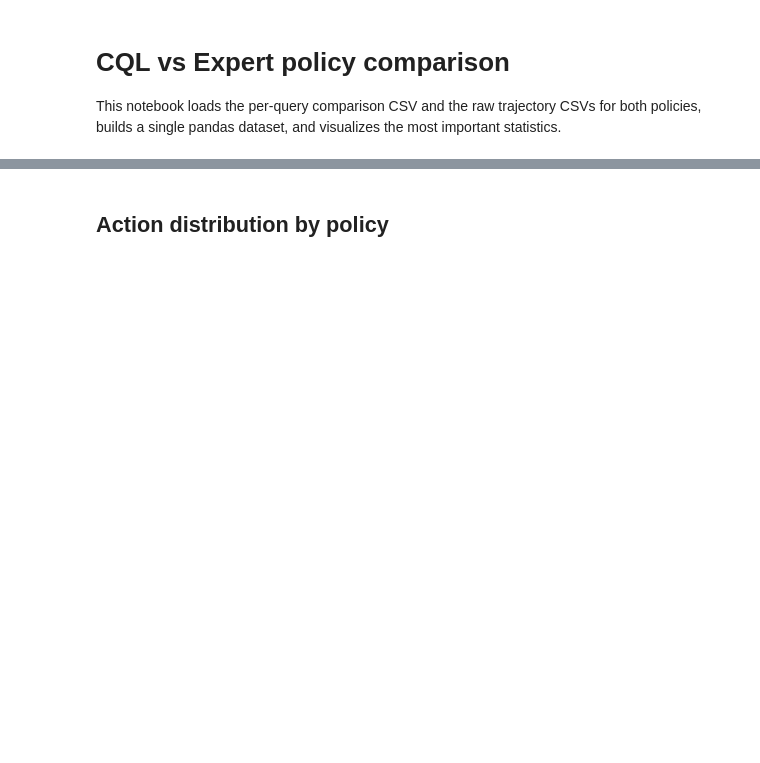
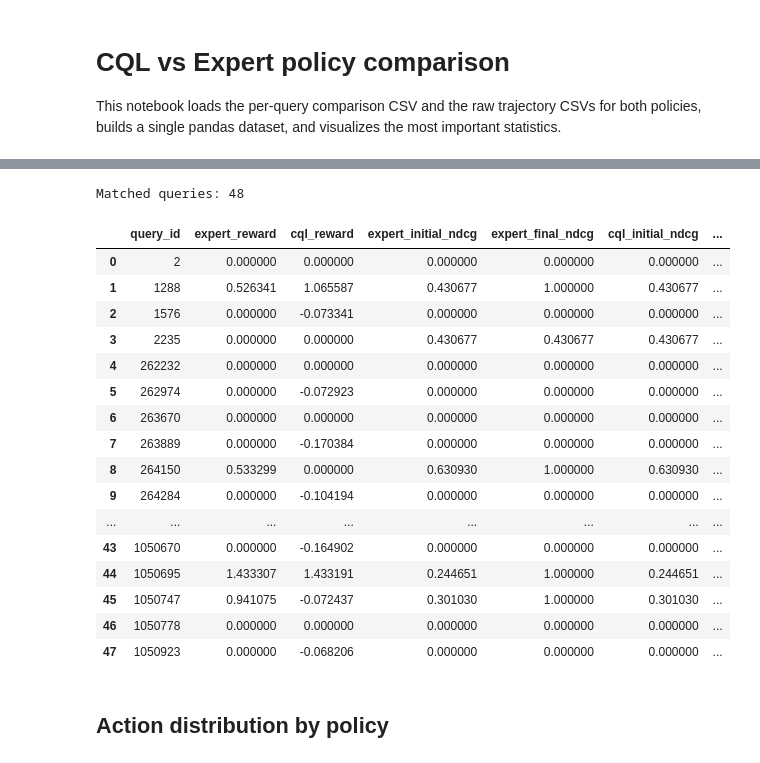
Before and after one commit to hanazouari23/Multi-Agent-Ensemble-for-Search-Through-Reinforcement-Optimization-MAESTRO-, a Jupyter notebook: notebooks/12_compare_policy_rewards.ipynb, the cells around one changed output, grey strips where cells are left out. Saved outputs shown, nothing was run; the diff lists cells and outputs as text; code cells hidden in the pictures; blank space fills up the shorter version.

```diff
--- a/notebooks/12_compare_policy_rewards.ipynb
+++ b/notebooks/12_compare_policy_rewards.ipynb
@@ -13,9 +13,9 @@ import seaborn as sns
 sns.set_theme(style="whitegrid", context="notebook")
 
 ROOT = Path("..")
-EXPERT_CSV = ROOT / "outputs" / "trajectories_expert_trec_dl_combined_50.csv"
-CQL_CSV = ROOT / "outputs" / "cql_test_results_trec_dl_combined_50.csv"
-PER_QUERY_CSV = ROOT / "outputs" / "cql_vs_expert_trec_dl_combined_per_query.csv"
+EXPERT_CSV = ROOT / "outputs" / "trajectories_expert_test_results_dev_50.csv"
+CQL_CSV = ROOT / "outputs" / "cql_dev_50.csv"
+PER_QUERY_CSV = ROOT / "outputs" / "cql_vs_expert_dev_per_query.csv"
 
 expert = pd.read_csv(EXPERT_CSV)
 cql = pd.read_csv(CQL_CSV)
@@ -32,23 +68,42 @@ print(f"Expert rows: {len(expert):,}  |  CQL rows: {len(cql):,}  |  Per-query ro
 # %%
 # Build per-query aggregates from raw trajectory files (cost and reward only)
 # NDCG gain already comes from the pre-computed per-query CSV.
 expert_agg = expert.groupby("query_id", as_index=False).agg(
     expert_total_reward=("reward", "sum"),
     expert_total_cost=("cost", "sum"),
 )
 cql_agg = cql.groupby("query_id", as_index=False).agg(
     cql_total_reward=("reward", "sum"),
     cql_total_cost=("cost", "sum"),
 )
 
 df = per_query.merge(expert_agg, on="query_id", how="left").merge(cql_agg, on="query_id", how="left")
 
 df["reward_diff"] = df["cql_reward"] - df["expert_reward"]
 df["cost_diff"] = df["cql_total_cost"] - df["expert_total_cost"]
 df["ndcg_gain_diff"] = df["cql_ndcg_gain"] - df["expert_ndcg_gain"]
 
 print(f"Matched queries: {len(df)}")
-df.head()
+df
+# %% [output]
+Matched queries: 48
+|  | query_id | expert_reward | cql_reward | expert_initial_ndcg | expert_final_ndcg | cql_initial_ndcg | ... |
+| 0 | 2 | 0.000000 | 0.000000 | 0.000000 | 0.000000 | 0.000000 | ... |
+| 1 | 1288 | 0.526341 | 1.065587 | 0.430677 | 1.000000 | 0.430677 | ... |
+| 2 | 1576 | 0.000000 | -0.073341 | 0.000000 | 0.000000 | 0.000000 | ... |
+| 3 | 2235 | 0.000000 | 0.000000 | 0.430677 | 0.430677 | 0.430677 | ... |
+| 4 | 262232 | 0.000000 | 0.000000 | 0.000000 | 0.000000 | 0.000000 | ... |
+| 5 | 262974 | 0.000000 | -0.072923 | 0.000000 | 0.000000 | 0.000000 | ... |
+| 6 | 263670 | 0.000000 | 0.000000 | 0.000000 | 0.000000 | 0.000000 | ... |
+| 7 | 263889 | 0.000000 | -0.170384 | 0.000000 | 0.000000 | 0.000000 | ... |
+| 8 | 264150 | 0.533299 | 0.000000 | 0.630930 | 1.000000 | 0.630930 | ... |
+| 9 | 264284 | 0.000000 | -0.104194 | 0.000000 | 0.000000 | 0.000000 | ... |
+| ... | ... | ... | ... | ... | ... | ... | ... |
+| 43 | 1050670 | 0.000000 | -0.164902 | 0.000000 | 0.000000 | 0.000000 | ... |
+| 44 | 1050695 | 1.433307 | 1.433191 | 0.244651 | 1.000000 | 0.244651 | ... |
+| 45 | 1050747 | 0.941075 | -0.072437 | 0.301030 | 1.000000 | 0.301030 | ... |
+| 46 | 1050778 | 0.000000 | 0.000000 | 0.000000 | 0.000000 | 0.000000 | ... |
+| 47 | 1050923 | 0.000000 | -0.068206 | 0.000000 | 0.000000 | 0.000000 | ... |
 # %% [markdown]
 ## Action distribution by policy
 # %%
```
Also changed, not shown: parts of 9 cells of this notebook, 2 other files.
